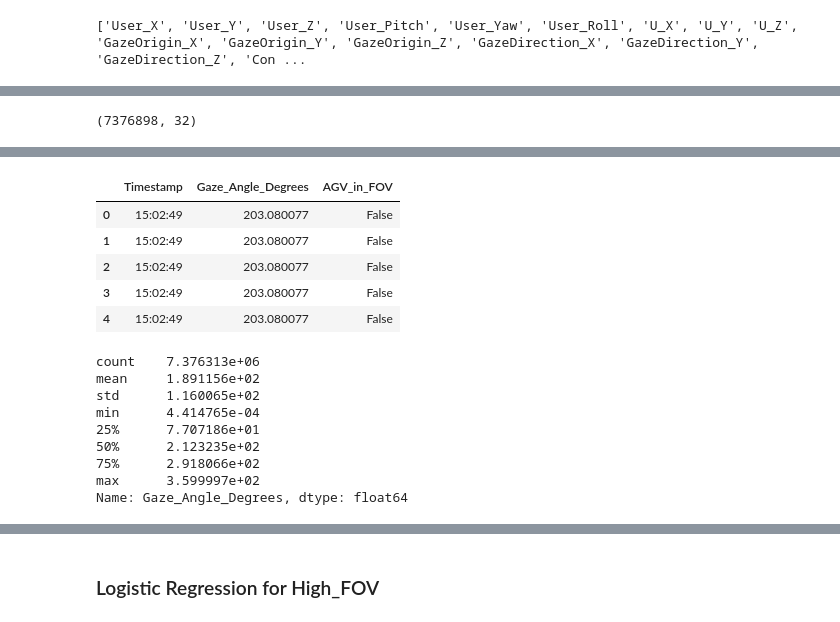
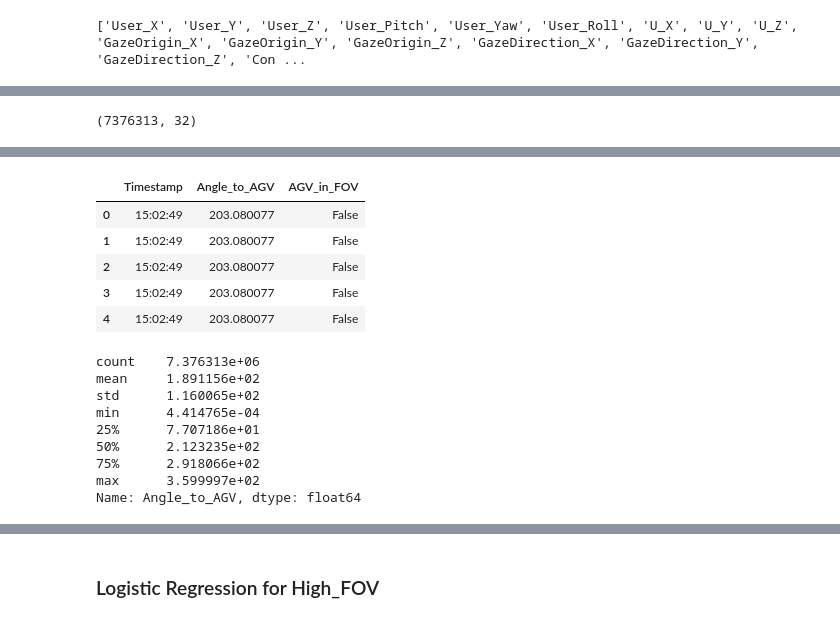
Before and after one commit to Human-centered-Interactive-Autonomy-Lab/human-agv-interaction, a Jupyter notebook: eye-tracking-analysis.ipynb, the cells around one changed output, grey strips where cells are left out. Drawn from its saved outputs; the diff is of its cells as text; code cells hidden in the pictures.

```diff
--- a/eye-tracking-analysis.ipynb
+++ b/eye-tracking-analysis.ipynb
@@ -285,12 +285,12 @@ AGV_Relative_Speed       0
 AGV_User_distance        0
 EyeTarget              585
 dtype: int64
-# %%
-study_data_by_sec.shape
-# %% [output]
-(7376898, 32)
 # %%
 study_data_by_sec = study_data_by_sec.dropna(subset=['EyeTarget'])
+# %%
+study_data_by_sec.shape
+# %% [output]
+(7376313, 32)
 # %%
 # Filter and count only EyeTarget values that contain 'AGV'
 agv_targets = eye_target_data['EyeTarget'][eye_target_data['EyeTarget'].astype(str).str.contains('AGV', na=False)]
@@ -329,44 +329,44 @@ gaze_direction_2d = np.stack([
     study_data_by_sec['GazeDirection_X'],
     study_data_by_sec['GazeDirection_Y']
 ], axis=1)
 
 def normalize_vectors(vectors):
     norms = np.linalg.norm(vectors, axis=1, keepdims=True)
     return vectors / np.where(norms == 0, 1, norms)  # Avoid division by zero
 
 vec_user_to_agv_norm_2d = normalize_vectors(vec_user_to_agv_2d)
 gaze_direction_norm_2d = normalize_vectors(gaze_direction_2d)
 
 # Compute angles of each vector (relative to +X axis)
 theta_agv = np.arctan2(vec_user_to_agv_norm_2d[:, 1], vec_user_to_agv_norm_2d[:, 0])
 theta_gaze = np.arctan2(gaze_direction_norm_2d[:, 1], gaze_direction_norm_2d[:, 0])
 
 # Compute the difference in angles
 angles_rad = theta_gaze - theta_agv
 
 # Normalize to [0, 2π]
 angles_rad = (angles_rad + 2 * np.pi) % (2 * np.pi)
 
 # Convert to degrees
 angles_deg_360 = np.degrees(angles_rad)
 
 # Add to the dataframe
-study_data_by_sec['Gaze_Angle_Degrees'] = angles_deg_360
+study_data_by_sec['Angle_to_AGV'] = angles_deg_360
 
 # Keep the FOV flag (using 95-degree threshold)
-study_data_by_sec['AGV_in_FOV'] = angles_deg <= 95
+study_data_by_sec['AGV_in_FOV'] = angles_deg_360 <= 60
 
 # Preview the new columns
-study_data_by_sec[['Timestamp', 'Gaze_Angle_Degrees', 'AGV_in_FOV']].head()
+study_data_by_sec[['Timestamp', 'Angle_to_AGV', 'AGV_in_FOV']].head()
 # %% [output]
-|  | Timestamp | Gaze_Angle_Degrees | AGV_in_FOV |
+|  | Timestamp | Angle_to_AGV | AGV_in_FOV |
 | 0 | 15:02:49 | 203.080077 | False |
 | 1 | 15:02:49 | 203.080077 | False |
 | 2 | 15:02:49 | 203.080077 | False |
 | 3 | 15:02:49 | 203.080077 | False |
 | 4 | 15:02:49 | 203.080077 | False |
 # %%
-study_data_by_sec['Gaze_Angle_Degrees'].describe()
+study_data_by_sec['Angle_to_AGV'].describe()
 # %% [output]
 count    7.376313e+06
 mean     1.891156e+02
@@ -376,4 +376,4 @@ min      4.414765e-04
 50%      2.123235e+02
 75%      2.918066e+02
 max      3.599997e+02
-Name: Gaze_Angle_Degrees, dtype: float64
+Name: Angle_to_AGV, dtype: float64
```
Also changed, not shown: parts of 59 cells of this notebook.
